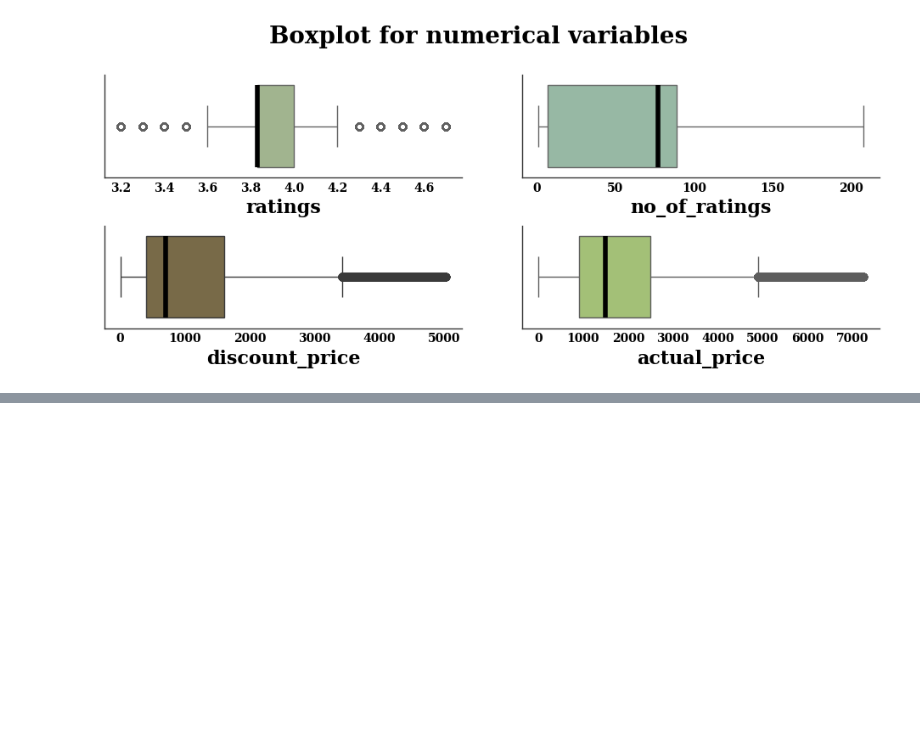
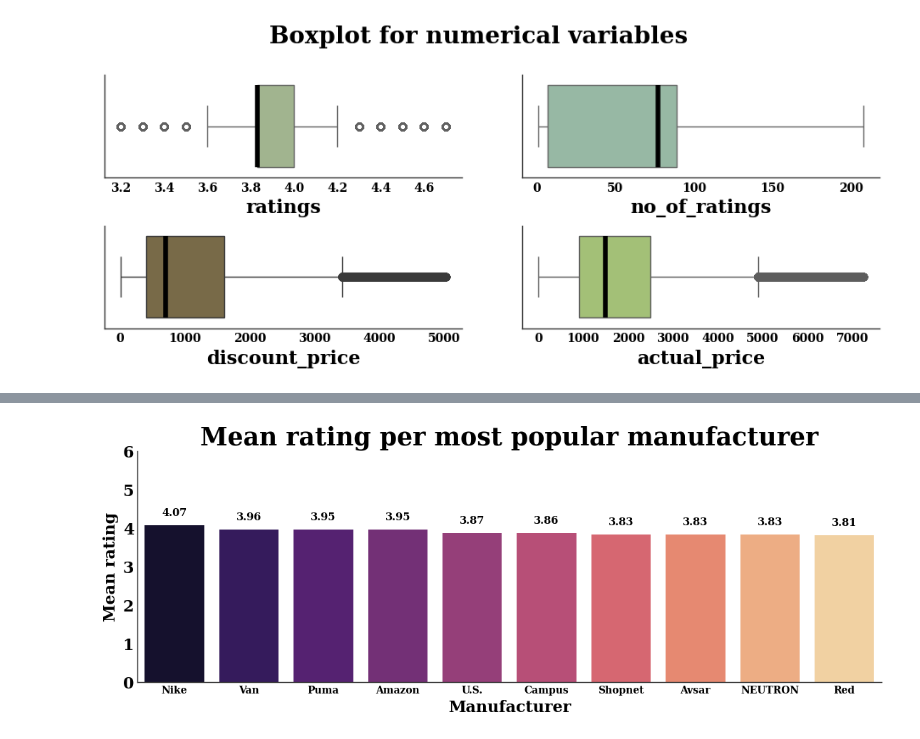
Before and after one commit to pablocarmona1527/Data_analyst, a Jupyter notebook: amazon_products_visualization.ipynb, the cells around one changed output, grey strips where cells are left out. Saved outputs shown, nothing was run; the diff lists cells and outputs as text; code cells hidden in the pictures; blank space fills up the shorter version.

```diff
--- a/amazon_products_visualization.ipynb
+++ b/amazon_products_visualization.ipynb
@@ -139,0 +170,21 @@ ax.spines[['top','right']].set_visible(False)
+# %%
+## Calificación promedio de los manufacturadores más populares
+
+df_manufacturers = df.loc[df['manufacturer'].isin(top_brands['manufacturer'])]
+
+mean_rating = df_manufacturers.groupby('manufacturer')['ratings'].mean().reset_index().sort_values(by='ratings',ascending=False)
+
+fig, ax = plt.subplots(figsize=(12,4))
+
+sns.barplot(data=mean_rating,x='manufacturer',y='ratings',hue='manufacturer',palette='magma')
+
+ax.spines[['top','right']].set_visible(False)
+ax.set_xlabel('Manufacturer')
+ax.set_title('Mean rating per most popular manufacturer')
+ax.set_ylabel('Mean rating')
+ax.set_ylim(0,6)
+
+for x, y in enumerate(mean_rating['ratings']):
+    ax.text(x, y + 0.2,s=f'{y:.2f}',ha='center',va='bottom')
+# %% [output]
+[figure, added]
```
Also changed, not shown: parts of 13 cells of this notebook.
